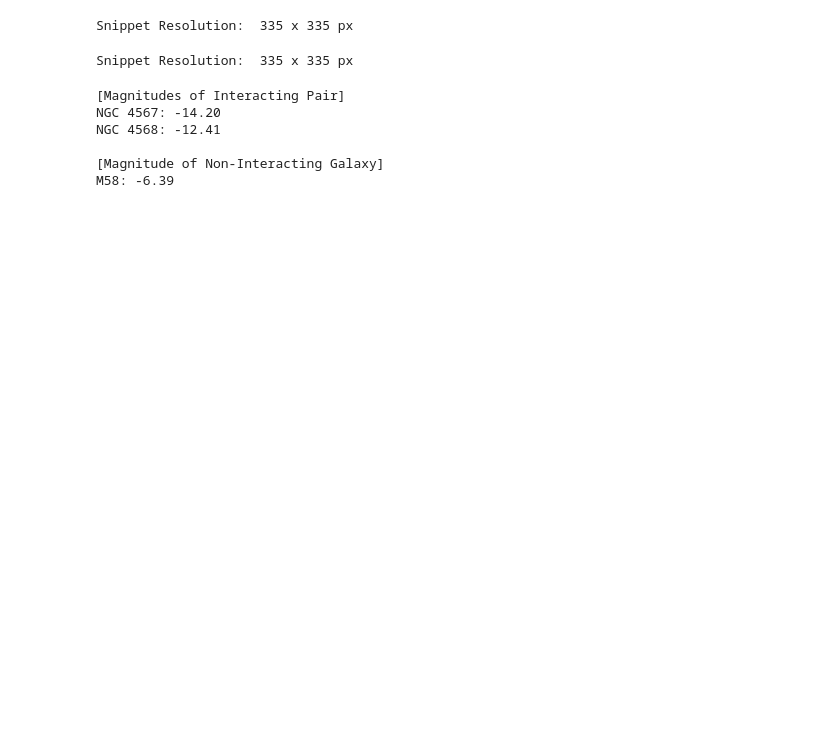
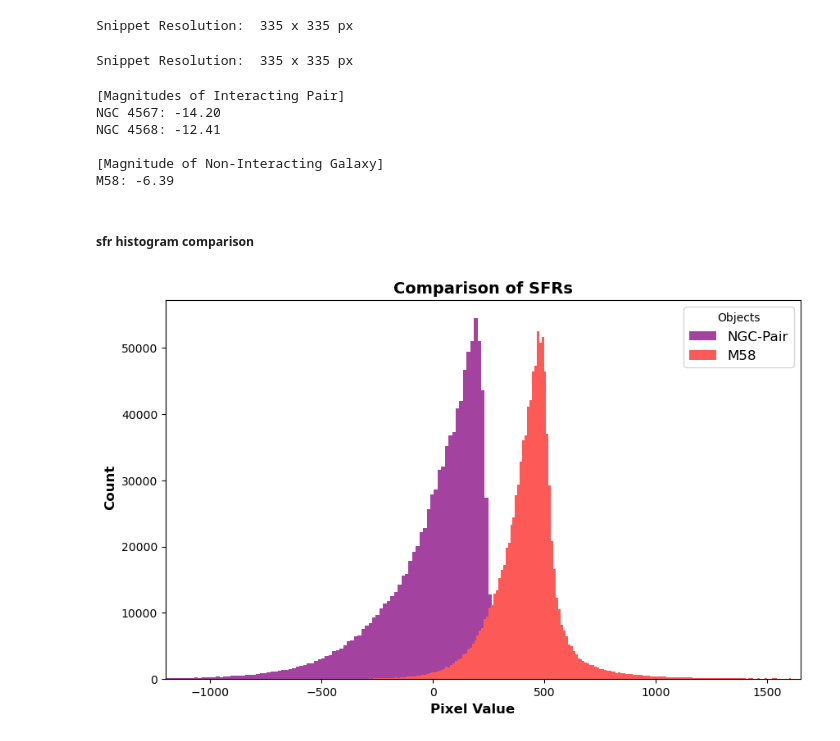
Before and after one commit to emmabacarra/interacting_galaxies, a Jupyter notebook: statistics.ipynb, the cells around one changed output. Saved outputs shown, nothing was run; the diff lists cells and outputs as text; code cells hidden in the pictures; blank space fills up the shorter version.

```diff
--- a/statistics.ipynb
+++ b/statistics.ipynb
@@ -116,3 +191,20 @@ NGC 4568: -12.41
 
 [Magnitude of Non-Interacting Galaxy]
 M58: -6.39
+# %% [markdown]
+##### sfr histogram comparison
+# %%
+fig, ax = plt.subplots(figsize=(10, 6));
+
+ax.set_title(
+    'Comparison of SFRs',
+              fontsize=14, fontweight='bold');
+ax.hist((unc_pair['r']-unc_pair['ha']).flatten(), bins=len(np.unique((unc_pair['r']-unc_pair['ha']).flatten()))+1, label='NGC-Pair', color='xkcd:ugly purple');
+ax.hist((unc_m58['r']-unc_m58['ha']).flatten(), bins=len(np.unique((unc_m58['r']-unc_m58['ha']).flatten()))+1, label='M58', color='xkcd:grapefruit');
+ax.set_xlim(-1200, 1650);
+
+fig.text(0.5, 0.04, 'Pixel Value', ha='center', fontsize=12, fontweight='bold');
+fig.text(0.05, 0.5, 'Count', va='center', rotation='vertical', fontsize=12, fontweight='bold');
+fig.legend(title='Objects', loc='upper right', bbox_to_anchor=(0.9, 0.88), fontsize=12);
+# %% [output]
+[figure, added]
```
Also changed, not shown: parts of 10 cells of this notebook.
